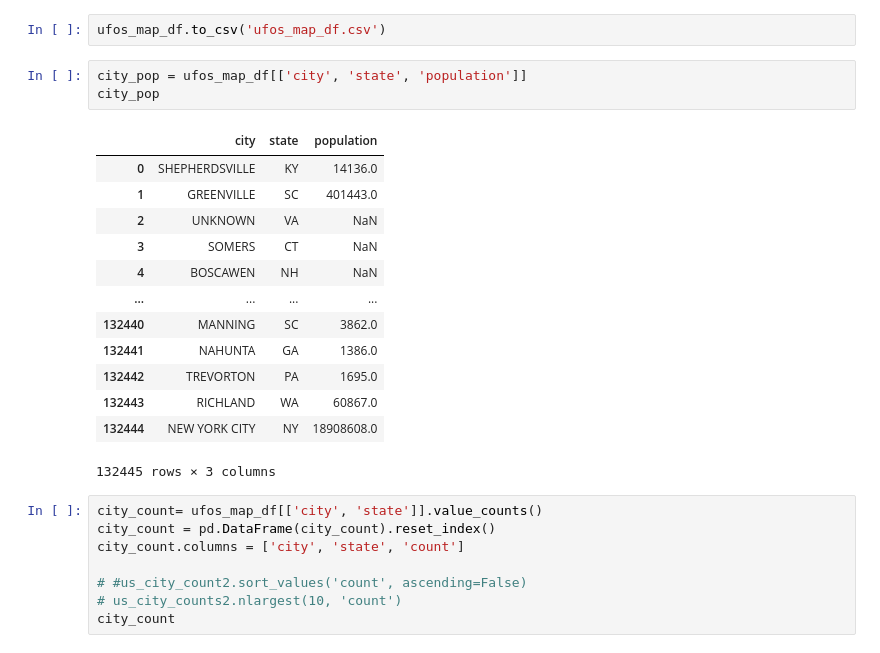
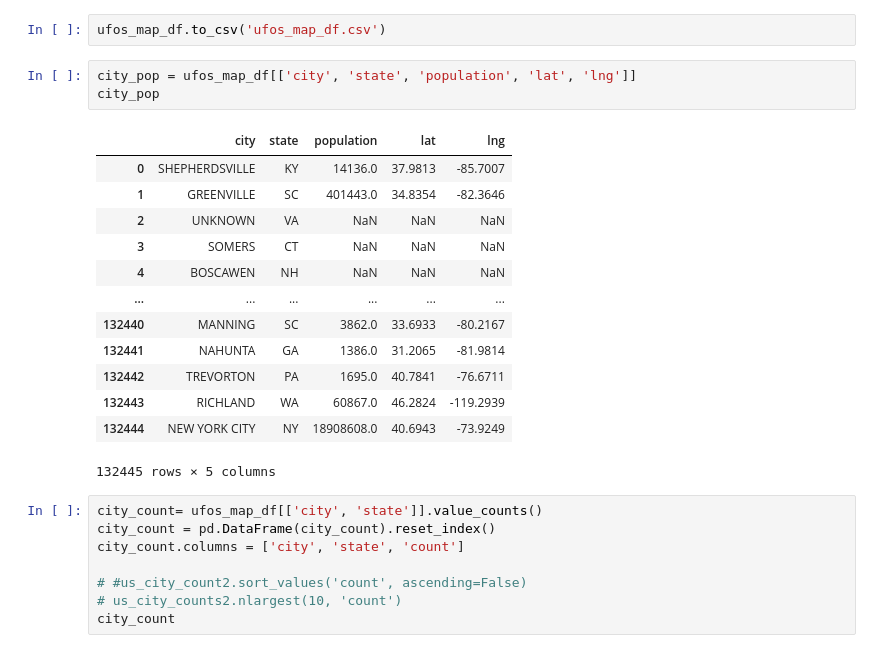
Before and after one commit to t-white-21/ufo-exploration, a Jupyter notebook: notebooks/ufo_sightings.ipynb, the cells around one changed output. Drawn from its saved outputs; the diff is of its cells as text.

```diff
--- a/notebooks/ufo_sightings.ipynb
+++ b/notebooks/ufo_sightings.ipynb
@@ -300,22 +300,22 @@ new csv for mapping in Tableau
 # %%
 ufos_map_df.to_csv('ufos_map_df.csv')
 # %%
-city_pop = ufos_map_df[['city', 'state', 'population']]
+city_pop = ufos_map_df[['city', 'state', 'population', 'lat', 'lng']]
 city_pop
 # %% [output]
-|  | city | state | population |
-| 0 | SHEPHERDSVILLE | KY | 14136.0 |
-| 1 | GREENVILLE | SC | 401443.0 |
-| 2 | UNKNOWN | VA | NaN |
-| 3 | SOMERS | CT | NaN |
-| 4 | BOSCAWEN | NH | NaN |
-| ... | ... | ... | ... |
-| 132440 | MANNING | SC | 3862.0 |
-| 132441 | NAHUNTA | GA | 1386.0 |
-| 132442 | TREVORTON | PA | 1695.0 |
-| 132443 | RICHLAND | WA | 60867.0 |
-| 132444 | NEW YORK CITY | NY | 18908608.0 |
+|  | city | state | population | lat | lng |
+| 0 | SHEPHERDSVILLE | KY | 14136.0 | 37.9813 | -85.7007 |
+| 1 | GREENVILLE | SC | 401443.0 | 34.8354 | -82.3646 |
+| 2 | UNKNOWN | VA | NaN | NaN | NaN |
+| 3 | SOMERS | CT | NaN | NaN | NaN |
+| 4 | BOSCAWEN | NH | NaN | NaN | NaN |
+| ... | ... | ... | ... | ... | ... |
+| 132440 | MANNING | SC | 3862.0 | 33.6933 | -80.2167 |
+| 132441 | NAHUNTA | GA | 1386.0 | 31.2065 | -81.9814 |
+| 132442 | TREVORTON | PA | 1695.0 | 40.7841 | -76.6711 |
+| 132443 | RICHLAND | WA | 60867.0 | 46.2824 | -119.2939 |
+| 132444 | NEW YORK CITY | NY | 18908608.0 | 40.6943 | -73.9249 |
-132445 rows × 3 columns
+132445 rows × 5 columns
 # %%
 city_count= ufos_map_df[['city', 'state']].value_counts()
 city_count = pd.DataFrame(city_count).reset_index()
```
Also changed, not shown: parts of 5 cells of this notebook, 4 other files.
